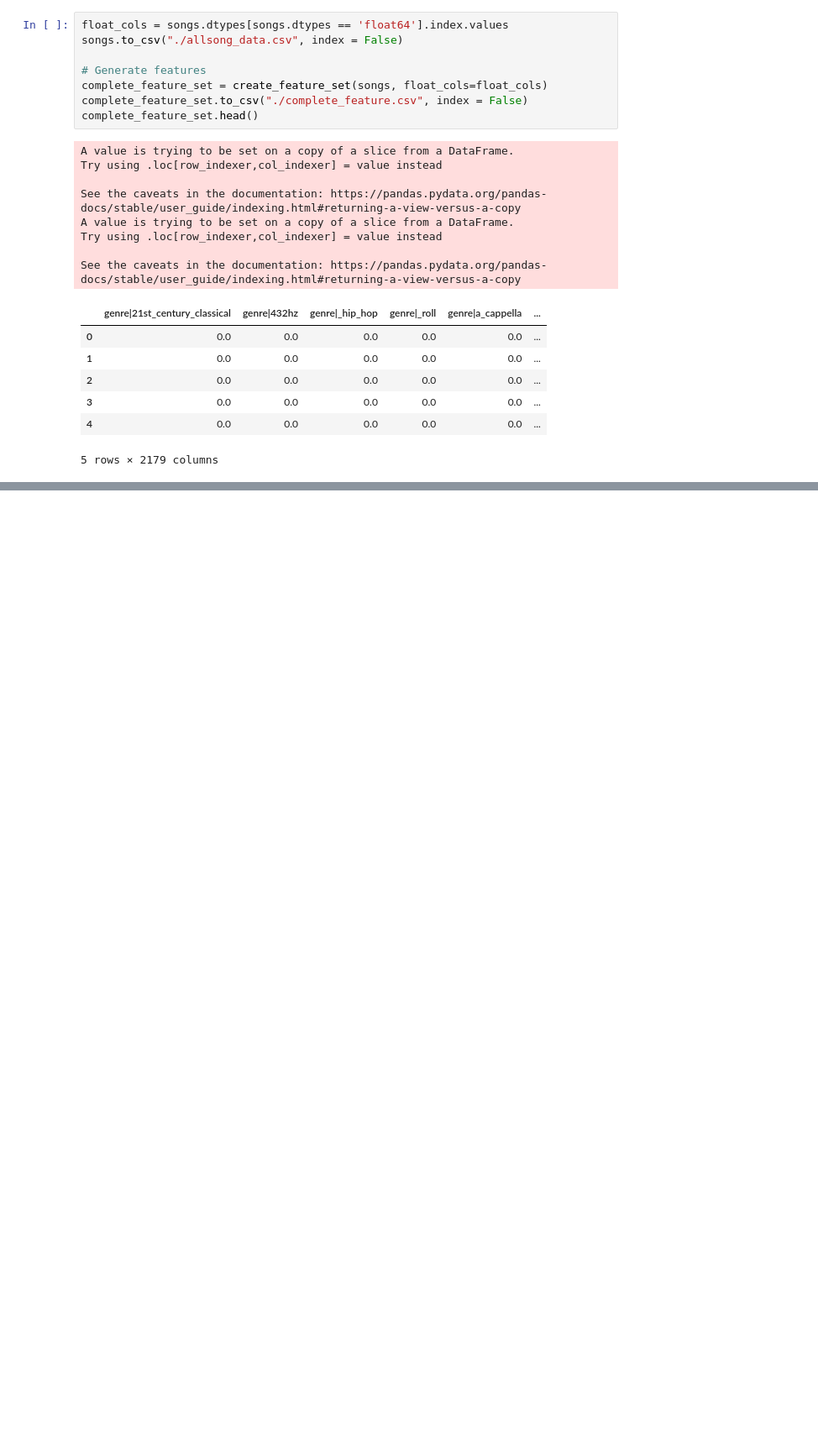
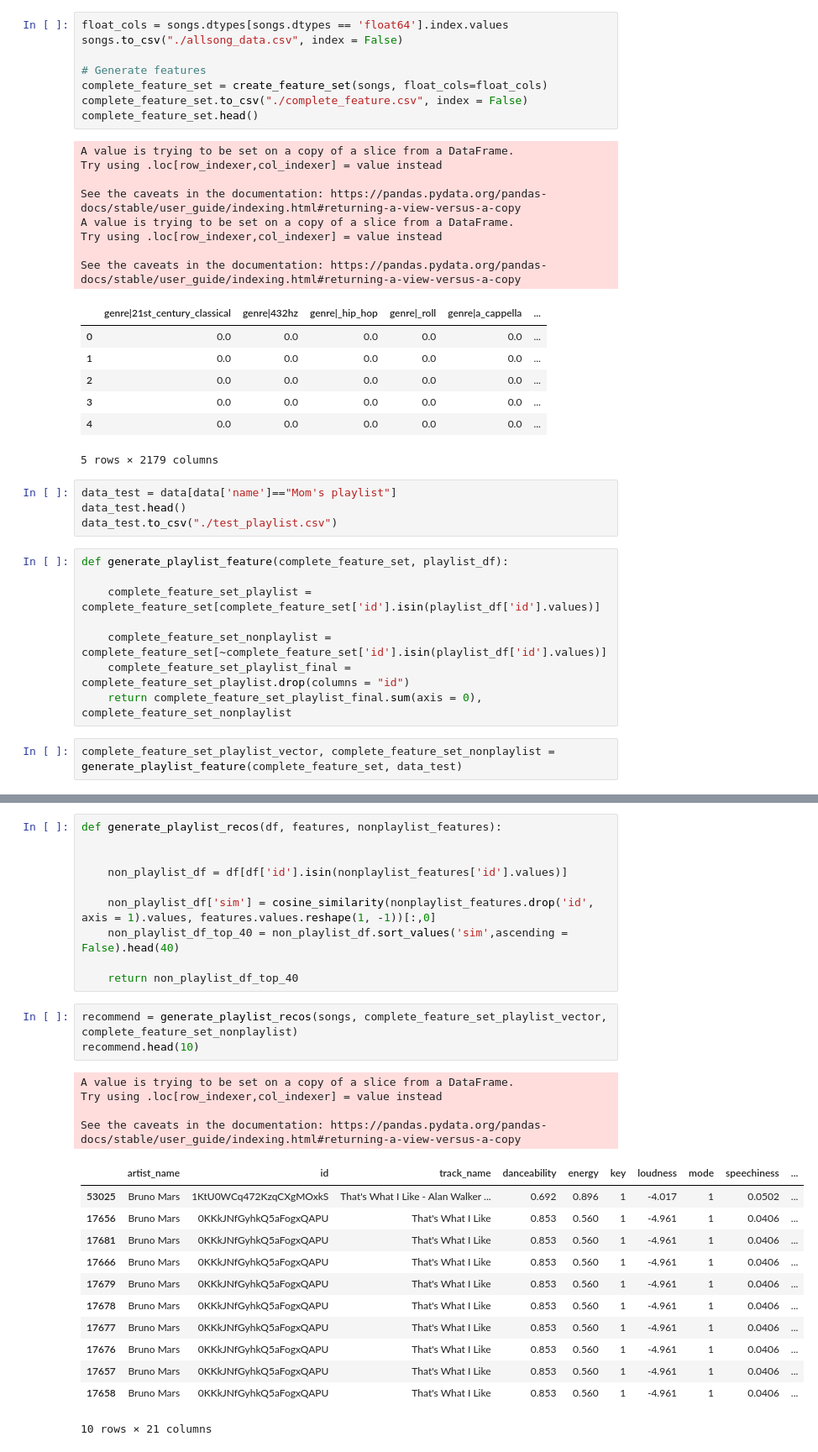
Before and after one commit to Sumith-Pevekar/MusicRecoEngine, a Jupyter notebook: MusicRecoEngine.ipynb, the cells around one changed output, grey strips where cells are left out. Shown: that part at 84% size. Saved outputs shown, nothing was run; the diff lists cells and outputs as text; blank space fills up the shorter version.

```diff
--- a/MusicRecoEngine.ipynb
+++ b/MusicRecoEngine.ipynb
@@ -289,3 +289,17 @@ See the caveats in the documentation: https://pandas.pydata.org/pandas-docs/stab
 | 3 | 0.0 | 0.0 | 0.0 | 0.0 | 0.0 | ... |
 | 4 | 0.0 | 0.0 | 0.0 | 0.0 | 0.0 | ... |
 5 rows × 2179 columns
+# %%
+data_test = data[data['name']=="Mom's playlist"]
+data_test.head()
+data_test.to_csv("./test_playlist.csv")
+# %%
+def generate_playlist_feature(complete_feature_set, playlist_df):
+
+    complete_feature_set_playlist = complete_feature_set[complete_feature_set['id'].isin(playlist_df['id'].values)]
+
+    complete_feature_set_nonplaylist = complete_feature_set[~complete_feature_set['id'].isin(playlist_df['id'].values)]
+    complete_feature_set_playlist_final = complete_feature_set_playlist.drop(columns = "id")
+    return complete_feature_set_playlist_final.sum(axis = 0), complete_feature_set_nonplaylist
+# %%
+complete_feature_set_playlist_vector, complete_feature_set_nonplaylist = generate_playlist_feature(complete_feature_set, data_test)
@@ -291,0 +331,30 @@ See the caveats in the documentation: https://pandas.pydata.org/pandas-docs/stab
+# %%
+def generate_playlist_recos(df, features, nonplaylist_features):
+
+
+    non_playlist_df = df[df['id'].isin(nonplaylist_features['id'].values)]
+
+    non_playlist_df['sim'] = cosine_similarity(nonplaylist_features.drop('id', axis = 1).values, features.values.reshape(1, -1))[:,0]
+    non_playlist_df_top_40 = non_playlist_df.sort_values('sim',ascending = False).head(40)
+
+    return non_playlist_df_top_40
+# %%
+recommend = generate_playlist_recos(songs, complete_feature_set_playlist_vector, complete_feature_set_nonplaylist)
+recommend.head(10)
+# %% [output]
+A value is trying to be set on a copy of a slice from a DataFrame.
+Try using .loc[row_indexer,col_indexer] = value instead
+
+See the caveats in the documentation: https://pandas.pydata.org/pandas-docs/stable/user_guide/indexing.html#returning-a-view-versus-a-copy
+|  | artist_name | id | track_name | danceability | energy | key | loudness | mode | speechiness | ... |
+| 53025 | Bruno Mars | 1KtU0WCq472KzqCXgMOxkS | That's What I Like - Alan Walker ... | 0.692 | 0.896 | 1 | -4.017 | 1 | 0.0502 | ... |
+| 17656 | Bruno Mars | 0KKkJNfGyhkQ5aFogxQAPU | That's What I Like | 0.853 | 0.560 | 1 | -4.961 | 1 | 0.0406 | ... |
+| 17681 | Bruno Mars | 0KKkJNfGyhkQ5aFogxQAPU | That's What I Like | 0.853 | 0.560 | 1 | -4.961 | 1 | 0.0406 | ... |
+| 17666 | Bruno Mars | 0KKkJNfGyhkQ5aFogxQAPU | That's What I Like | 0.853 | 0.560 | 1 | -4.961 | 1 | 0.0406 | ... |
+| 17679 | Bruno Mars | 0KKkJNfGyhkQ5aFogxQAPU | That's What I Like | 0.853 | 0.560 | 1 | -4.961 | 1 | 0.0406 | ... |
+| 17678 | Bruno Mars | 0KKkJNfGyhkQ5aFogxQAPU | That's What I Like | 0.853 | 0.560 | 1 | -4.961 | 1 | 0.0406 | ... |
+| 17677 | Bruno Mars | 0KKkJNfGyhkQ5aFogxQAPU | That's What I Like | 0.853 | 0.560 | 1 | -4.961 | 1 | 0.0406 | ... |
+| 17676 | Bruno Mars | 0KKkJNfGyhkQ5aFogxQAPU | That's What I Like | 0.853 | 0.560 | 1 | -4.961 | 1 | 0.0406 | ... |
+| 17657 | Bruno Mars | 0KKkJNfGyhkQ5aFogxQAPU | That's What I Like | 0.853 | 0.560 | 1 | -4.961 | 1 | 0.0406 | ... |
+| 17658 | Bruno Mars | 0KKkJNfGyhkQ5aFogxQAPU | That's What I Like | 0.853 | 0.560 | 1 | -4.961 | 1 | 0.0406 | ... |
+10 rows × 21 columns
```
Also changed, not shown: parts of 3 cells of this notebook.
